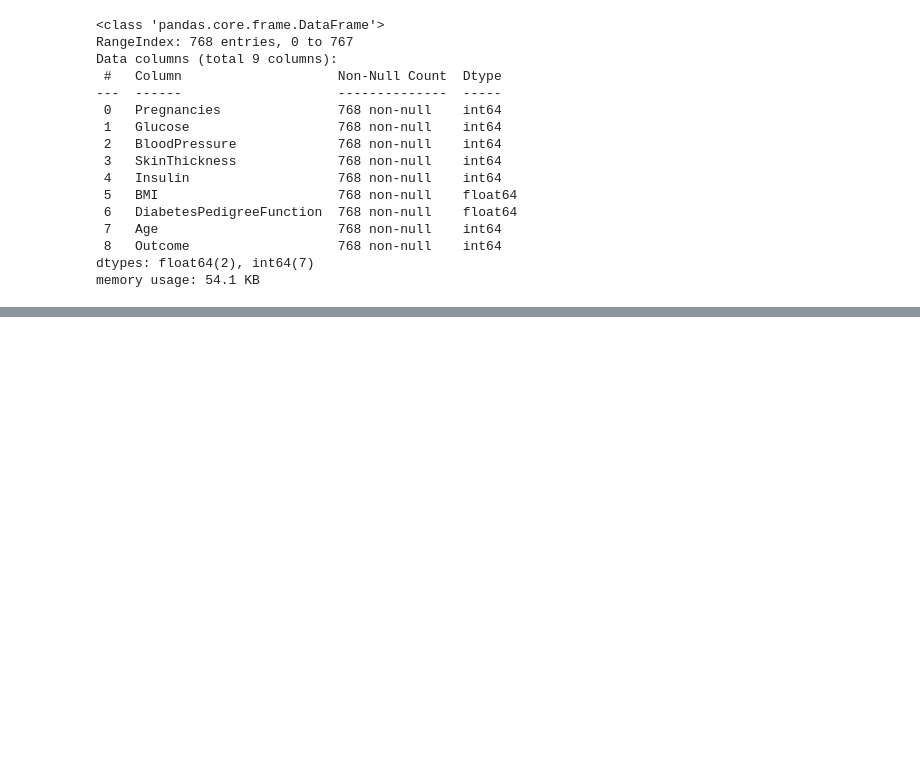
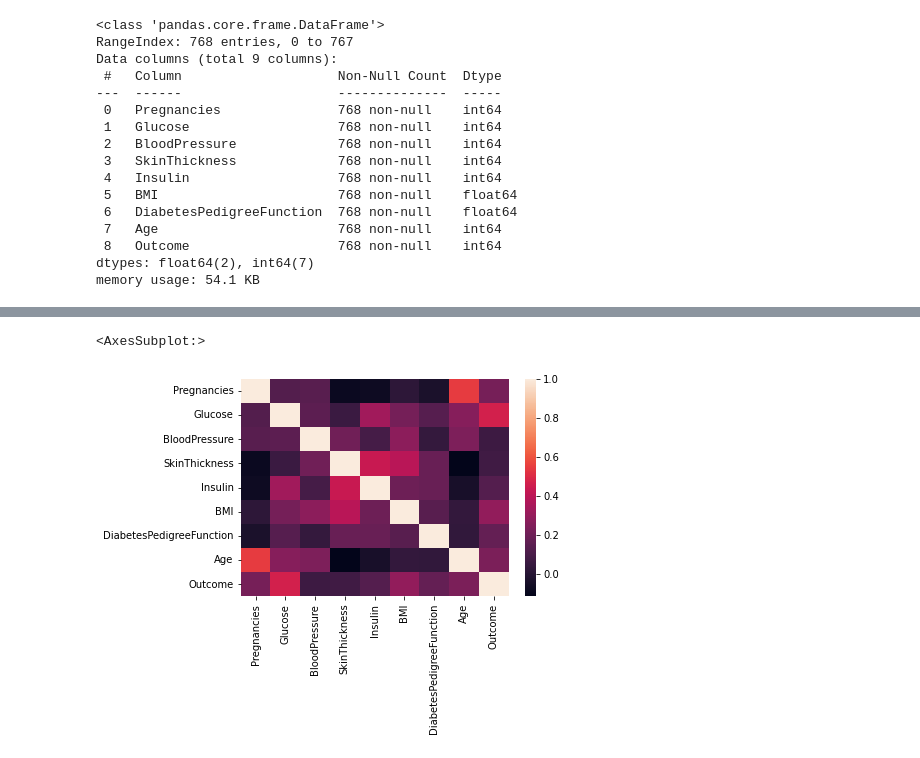
Before and after one commit to DevsenDatha/Diabetes-Prediction-Using-ML, a Jupyter notebook: Diabetes Prediction.ipynb, the cells around one changed output, grey strips where cells are left out. Saved outputs shown, nothing was run; the diff lists cells and outputs as text; code cells hidden in the pictures; blank space fills up the shorter version.

```diff
--- a/Diabetes Prediction.ipynb
+++ b/Diabetes Prediction.ipynb
@@ -51,0 +64,9 @@ memory usage: 54.1 KB
+# %%
+#correlation
+
+sns.heatmap(df.corr())
+# we can see skin thickness,insulin,pregnencies and age are full independent to each other
+#age and pregencies has negative correlation
+# %% [output]
+<AxesSubplot:>
+[figure, added]
```
Also changed, not shown: parts of 9 cells of this notebook.
